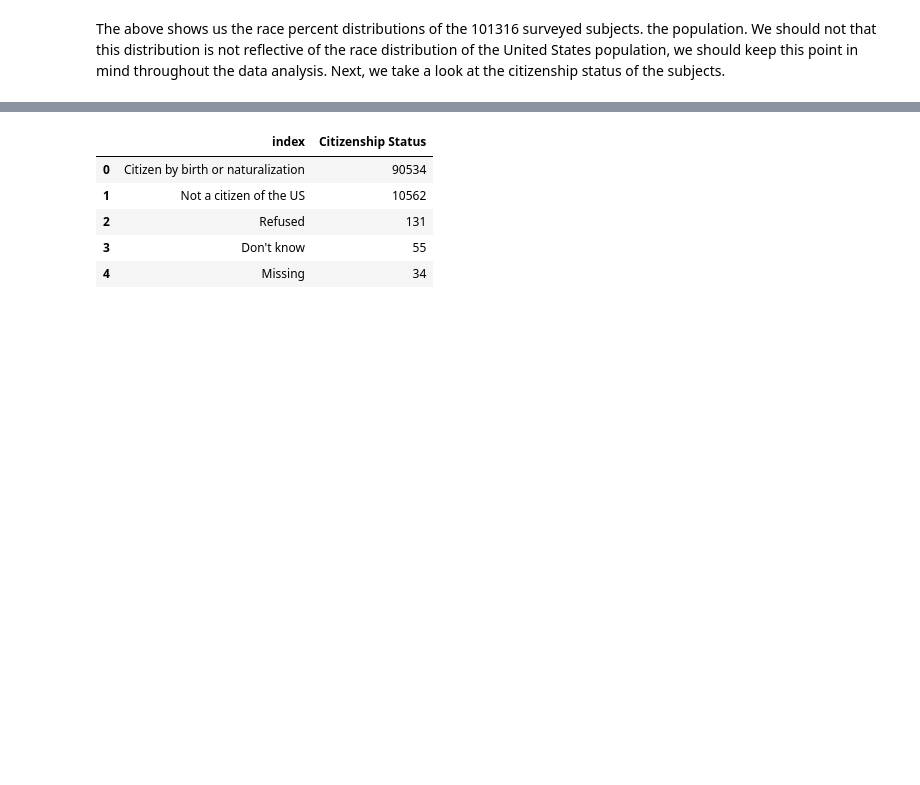
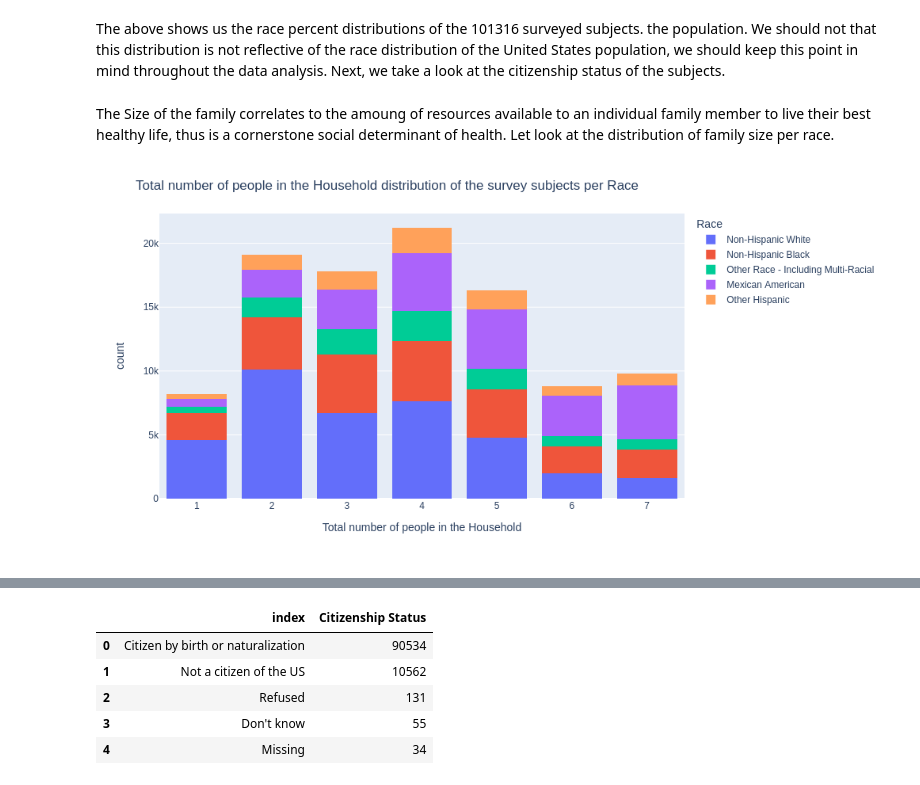
Before and after one commit to kkrusere/NHANES-Data-Visualization-Dashboard-on-Health-Disparities-and-Inequities, a Jupyter notebook: NHANES_data_collection_and_EDA.ipynb, the cells around one changed output, grey strips where cells are left out. Saved outputs shown, nothing was run; the diff lists cells and outputs as text; code cells hidden in the pictures; blank space fills up the shorter version.

```diff
--- a/NHANES_data_collection_and_EDA.ipynb
+++ b/NHANES_data_collection_and_EDA.ipynb
@@ -1164,3 +1155,15 @@ fig.show(renderer='png', height=500, width=800)
 [figure]
 # %% [markdown]
 The above shows us the race percent distributions of the 101316 surveyed subjects. the population. We should not that this distribution is not reflective of the race distribution of the United States population, we should keep this point in mind throughout the data analysis. Next, we take a look at the citizenship status of the subjects.
+# %% [markdown]
+The Size of the family correlates to the amoung of resources available to an individual family member to live their best healthy life, thus is a cornerstone social determinant of health. Let look at the distribution of family size per race.
+# %%
+temp_df = dataframe[['Total number of people in the Household',"Race/Ethnicity - Recode"]]
+temp_df.columns = ["Total number of people in the Household", "Race"]
+fig = px.histogram(temp_df, x="Total number of people in the Household", color="Race", barmode = 'stack')
+fig.update_layout(bargap=0.2)
+fig.update_layout(title_text="Total number of people in the Household distribution of the survey subjects per Race")
+fig.show(renderer='png', height=500, width=1000)
+#fig.show()
+# %% [output]
+[figure, added]
```
Also changed, not shown: parts of 22 cells of this notebook.
